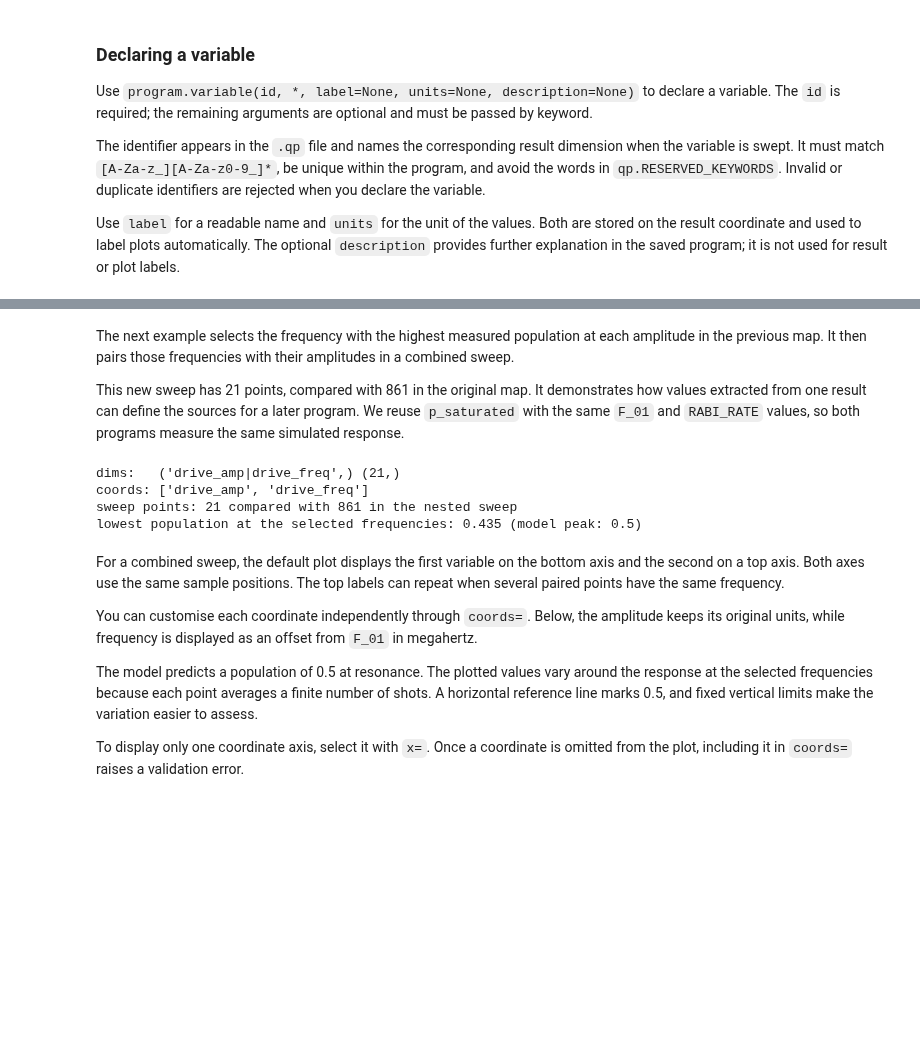
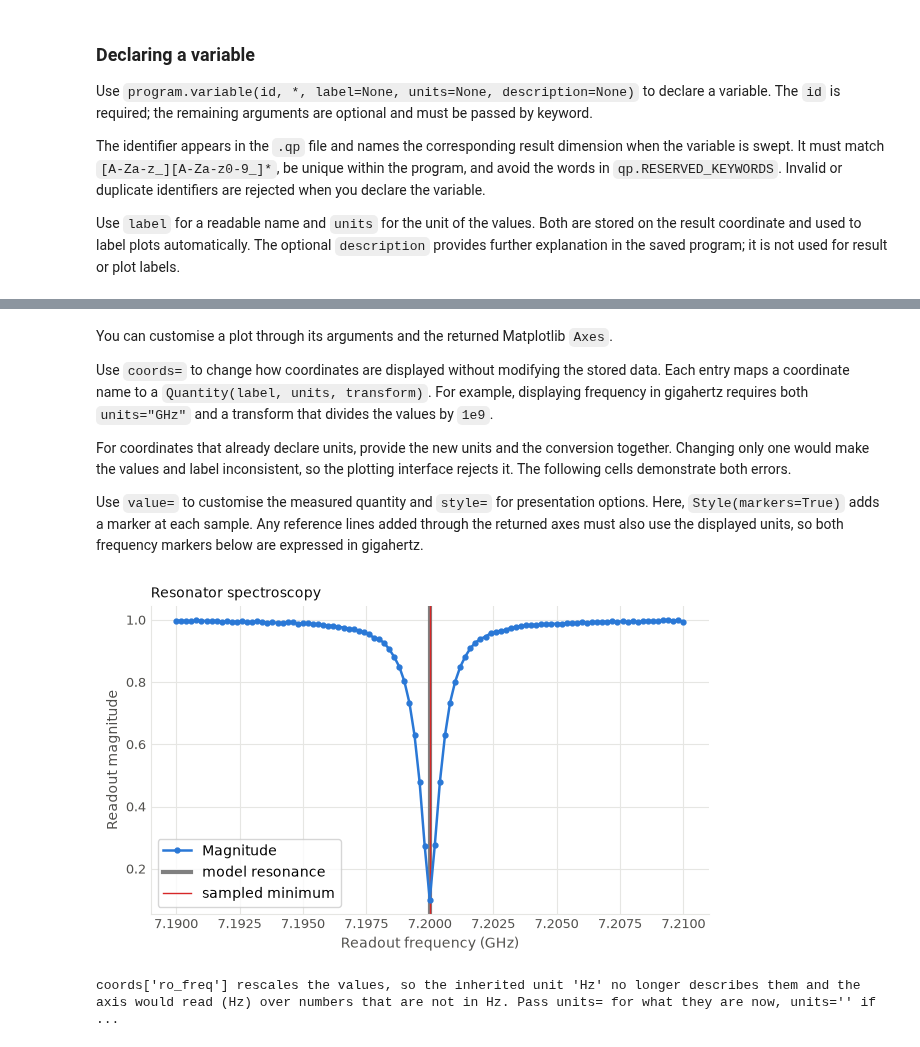
Before and after one commit to qilimanjaro-tech/ieee-qce26-qprogram-tutorial, a Jupyter notebook: notebooks/02_basics.ipynb, the cells around one changed output, grey strips where cells are left out. Saved outputs shown, nothing was run; the diff lists cells and outputs as text; code cells hidden in the pictures; blank space fills up the shorter version.

Commit message:
simplify code examples of 02_basics

```diff
--- a/notebooks/02_basics.ipynb
+++ b/notebooks/02_basics.ipynb
@@ -679,0 +645,10 @@ In the result, the variables share one dimension named by joining their identifi
+# %%
+in_phase = iq.sel(IQ="I")
+quadrature = iq.sel(IQ="Q")
+response = in_phase + 1j * quadrature
+magnitude = abs(response)
+
+# idxmin returns the frequency itself, so no separate array indexing is needed.
+f_dip = magnitude.idxmin("ro_freq").item()
+print("sampled minimum:", f_dip / 1e9, "GHz")
+print("model centre:", F_READOUT / 1e9, "GHz")
@@ -696,38 +679,32 @@ validation error on block entry: parallel loops must have the same number of ite
 # %% [markdown]
-The next example selects the frequency with the highest measured population at each amplitude in the previous map. It then pairs those frequencies with their amplitudes in a combined sweep.
+You can customise a plot through its arguments and the returned Matplotlib `Axes`.
 
-This new sweep has 21 points, compared with 861 in the original map. It demonstrates how values extracted from one result can define the sources for a later program. We reuse `p_saturated` with the same `F_01` and `RABI_RATE` values, so both programs measure the same simulated response.
+Use `coords=` to change how coordinates are displayed without modifying the stored data. Each entry maps a coordinate name to a `Quantity(label, units, transform)`. For example, displaying frequency in gigahertz requires both `units="GHz"` and a transform that divides the values by `1e9`.
+
+For coordinates that already declare units, provide the new units and the conversion together. Changing only one would make the values and label inconsistent, so the plotting interface rejects it. The following cells demonstrate both errors.
+
+Use `value=` to customise the measured quantity and `style=` for presentation options. Here, `Style(markers=True)` adds a marker at each sample. Any reference lines added through the returned axes must also use the displayed units, so both frequency markers below are expressed in gigahertz.
 # %%
-ridge_freqs = scan[rows.argmax(axis=1)]
-
-ridge = qp.QProgram(label="qubit_ridge", schema=schema)
-r_amp = ridge.variable("drive_amp", label="Drive amplitude", units="DAC units")
-r_freq = ridge.variable("drive_freq", label="Drive frequency", units="Hz")
-
-with ridge.average(shots=200):
-    with ridge.sweep(r_amp, qp.Values(amps)) | ridge.sweep(r_freq, qp.Values(ridge_freqs)):
-        ridge.set_frequency(q[0].drive, r_freq)
-        ridge.play(q[0].drive, IQZero(Square(amplitude=r_amp, duration=20_000)))
-        ridge.sync([q[0].drive, q[0].readout])
-        m_ridge = ridge.measure(q[0].readout, "readout", "weights", fields=(MeasurementField.STATE,))
+ax = result.plot(
+    m_spec,
+    channels="magnitude",
+    coords={"ro_freq": Quantity(units="GHz", transform=lambda v: v / 1e9)},
+    value=Quantity("Readout magnitude"),
+    style=Style(markers=True),
+    title="Resonator spectroscopy",
+)
+# The plot uses GHz, so the reference lines must also use GHz.
+ax.axvline(F_READOUT / 1e9, color="grey", linewidth=3, label="model resonance")
+ax.axvline(f_dip / 1e9, color="tab:red", linewidth=1, label="sampled minimum")
+ax.legend()
+plt.show()
+# %% [output]
+[figure, added]
 # %%
-ridge_result = qp.simulate(ridge, model=qp.MockMeasurementModel(p_excited=p_saturated, seed=11))
-ridge_pop = ridge_result.get(m_ridge, field=MeasurementField.STATE)
-
-print("dims:  ", ridge_pop.dims, ridge_pop.shape)
-print("coords:", list(ridge_pop.coords))
-print("sweep points:", ridge_pop.sizes["drive_amp|drive_freq"], "compared with", 21 * 41, "in the nested sweep")
-print("lowest population at the selected frequencies:", round(float(ridge_pop.min()), 3), "(model peak: 0.5)")
+# A conversion must also specify the new units.
+try:
+    result.plot(m_spec, coords={"ro_freq": Quantity(transform=lambda v: v / 1e9)})
+except qp.ValidationError as exc:
+    print(exc)
 # %% [output]
-dims:   ('drive_amp|drive_freq',) (21,)
-coords: ['drive_amp', 'drive_freq']
-sweep points: 21 compared with 861 in the nested sweep
-lowest population at the selected frequencies: 0.435 (model peak: 0.5)
+coords['ro_freq'] rescales the values, so the inherited unit 'Hz' no longer describes them and the axis would read (Hz) over numbers that are not in Hz. Pass units= for what they are now, units='' if  ...
-# %% [markdown]
-For a combined sweep, the default plot displays the first variable on the bottom axis and the second on a top axis. Both axes use the same sample positions. The top labels can repeat when several paired points have the same frequency.
-
-You can customise each coordinate independently through `coords=`. Below, the amplitude keeps its original units, while frequency is displayed as an offset from `F_01` in megahertz.
-
-The model predicts a population of 0.5 at resonance. The plotted values vary around the response at the selected frequencies because each point averages a finite number of shots. A horizontal reference line marks 0.5, and fixed vertical limits make the variation easier to assess.
-
-To display only one coordinate axis, select it with `x=`. Once a coordinate is omitted from the plot, including it in `coords=` raises a validation error.
```
Also changed, not shown: parts of 93 cells of this notebook, 3 other files.
